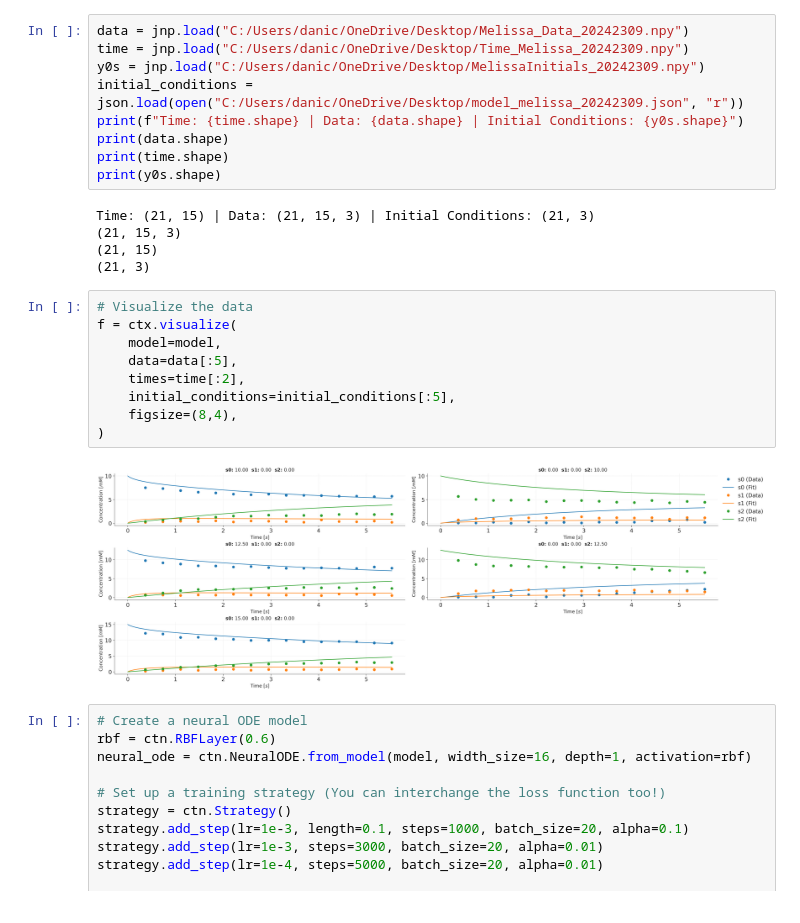
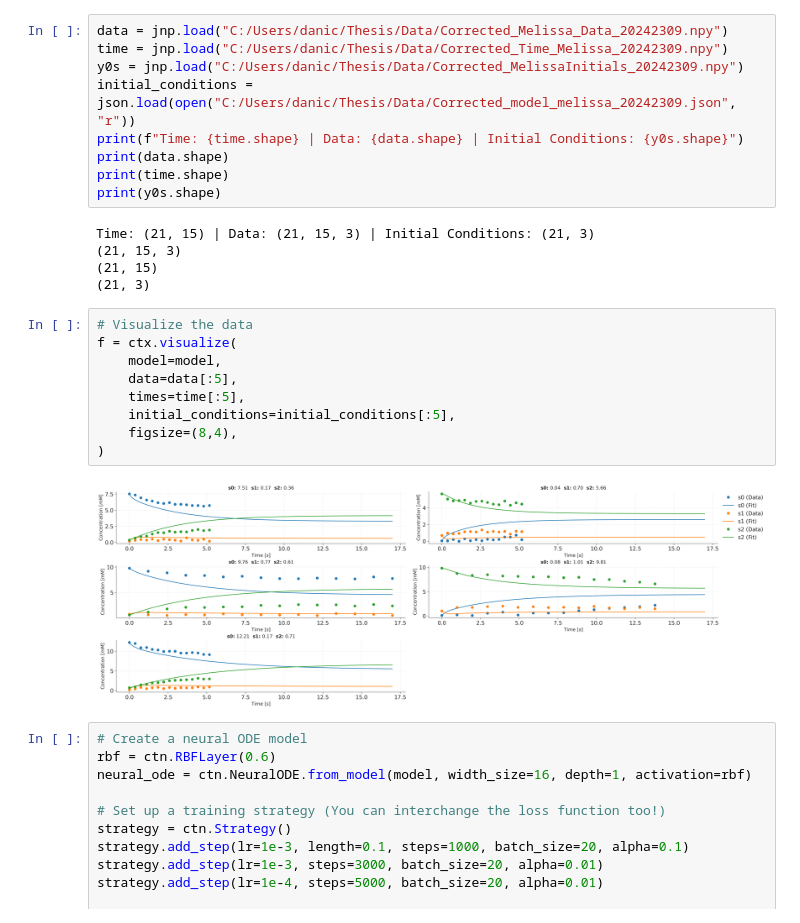
Before and after one commit to DanAimee/Thesis, a Jupyter notebook: Training Neural ODE/Visualizing and Training Melissa 0240923.ipynb, the cells around one changed output. Cells and saved outputs as stored; diff of their text form.

```diff
--- a/Training Neural ODE/Visualizing and Training Melissa 0240923.ipynb
+++ b/Training Neural ODE/Visualizing and Training Melissa 0240923.ipynb
@@ -71,10 +71,10 @@ $\displaystyle \frac{d}{d t} s_{2} = \frac{vf_{eno} \left(s_{1} - \frac{s_{2}}{k
 | 6 | vf_eno | vf_eno | 1.35 | False | None | None | None | None |
 | 7 | vf_pgm | vf_pgm | 9.40 | False | None | None | None | None |
 # %%
-data = jnp.load("C:/Users/danic/OneDrive/Desktop/Melissa_Data_20242309.npy")
-time = jnp.load("C:/Users/danic/OneDrive/Desktop/Time_Melissa_20242309.npy")
-y0s = jnp.load("C:/Users/danic/OneDrive/Desktop/MelissaInitials_20242309.npy")
-initial_conditions = json.load(open("C:/Users/danic/OneDrive/Desktop/model_melissa_20242309.json", "r"))
+data = jnp.load("C:/Users/danic/Thesis/Data/Corrected_Melissa_Data_20242309.npy")
+time = jnp.load("C:/Users/danic/Thesis/Data/Corrected_Time_Melissa_20242309.npy")
+y0s = jnp.load("C:/Users/danic/Thesis/Data/Corrected_MelissaInitials_20242309.npy")
+initial_conditions = json.load(open("C:/Users/danic/Thesis/Data/Corrected_model_melissa_20242309.json", "r"))
 print(f"Time: {time.shape} | Data: {data.shape} | Initial Conditions: {y0s.shape}")
 print(data.shape)
 print(time.shape)
@@ -87,14 +87,14 @@ Time: (21, 15) | Data: (21, 15, 3) | Initial Conditions: (21, 3)
 # %%
 # Visualize the data
 f = ctx.visualize(
     model=model,
     data=data[:5],
-    times=time[:2],
+    times=time[:5],
     initial_conditions=initial_conditions[:5],
     figsize=(8,4),
 )
 # %% [output]
-[figure, old version]
+[figure, new version]
 # %%
 # Create a neural ODE model
 rbf = ctn.RBFLayer(0.6)
```
Also changed, not shown: parts of 3 cells of this notebook, 11 other files.
